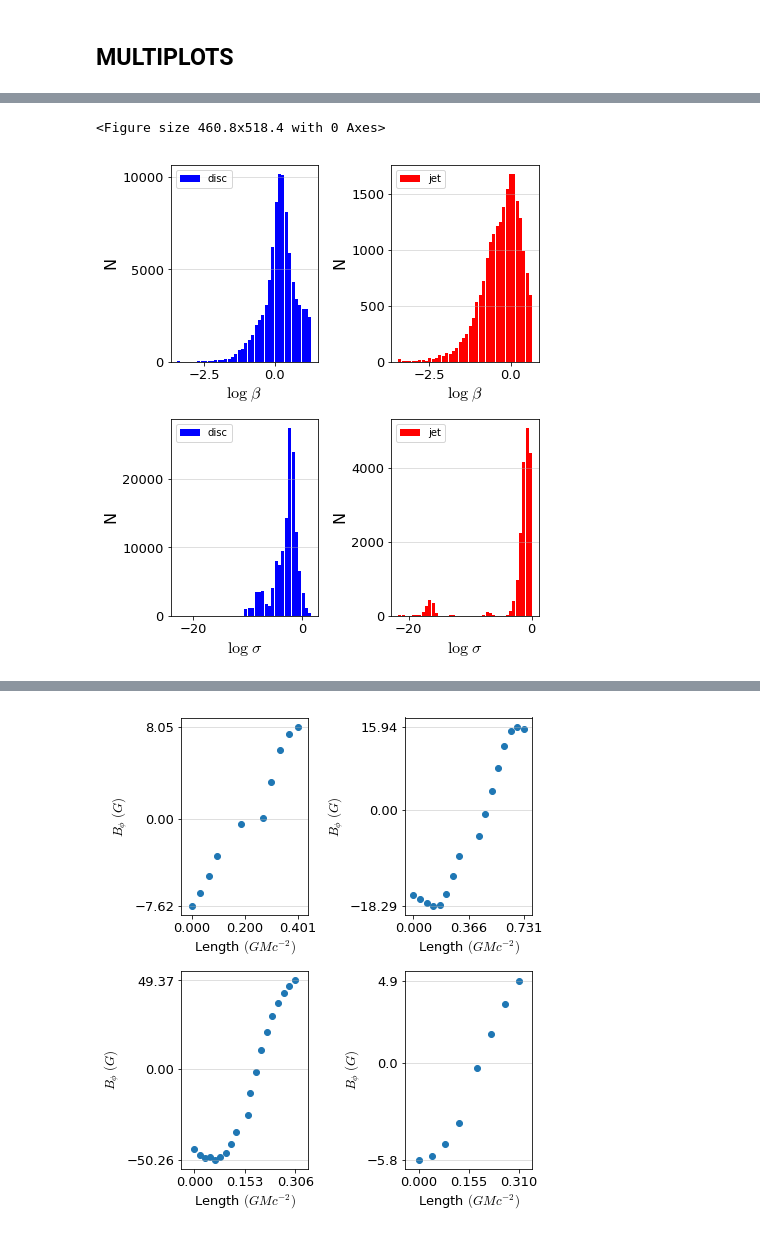
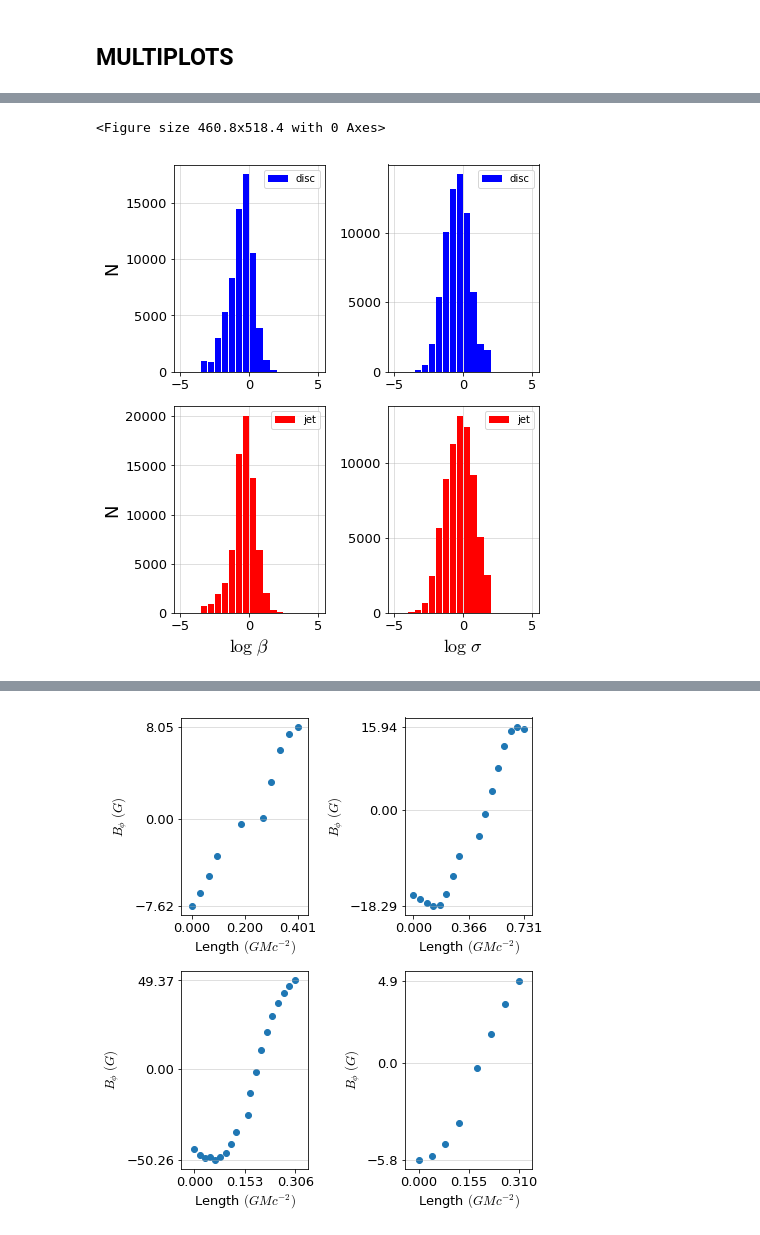
Before and after one commit to outflows/gyst, a Jupyter notebook: characterize.ipynb, the cells around one changed output, grey strips where cells are left out. Cells and saved outputs as stored; diff of their text form; code cells hidden in the pictures.

```diff
--- a/characterize.ipynb
+++ b/characterize.ipynb
@@ -2390,4 +1654,7 @@ if (savef):
 # %%
+fontsize = 13
+latexsize = 18
+
 mylabel_d = "disc"
 mycolor_d = "blue"
 mylabel_j = "jet"
@@ -2399,8 +1666,8 @@ myfilename_bj = "/work/gustavo/gyst/beta_2D_jet.dat"
 myfile_bd = open(myfilename_bd, "r")
 mydata_bd = pd.read_csv(myfilename_bd, header=None)
 betaext_d = mydata_bd.values
-betaext_filt_d = betaext_d[~is_outlier(betaext_d)]
-#betaext_filt_d = betaext_d
+#betaext_filt_d = betaext_d[~is_outlier(betaext_d)]
+betaext_filt_d = betaext_d
 betaext_filt_d = np.array(betaext_filt_d)
 betaext_small_d = betaext_d[betaext_d < 1]
 betaext_small_d = np.array(betaext_small_d)
@@ -2409,8 +1676,8 @@ myfile_bd.close()
 myfile_bj = open(myfilename_bj, "r")
 mydata_bj = pd.read_csv(myfilename_bj, header=None)
 betaext_j = mydata_bj.values
-betaext_filt_j = betaext_j[~is_outlier(betaext_j)]
-#betaext_filt_j = betaext_j
+#betaext_filt_j = betaext_j[~is_outlier(betaext_j)]
+betaext_filt_j = betaext_j
 betaext_filt_j = np.array(betaext_filt_j)
 betaext_small_j = betaext_j[betaext_j < 1]
 betaext_small_j = np.array(betaext_small_j)
@@ -2447,8 +1714,8 @@ myfile_sd.close()
 myfile_sj = open(myfilename_sj, "r")
 mydata_sj = pd.read_csv(myfilename_sj, header=None)
 sigmaext_j = mydata_sj.values
-sigmaext_filt_j = sigmaext_j[~is_outlier(sigmaext_j)]
-#sigmaext_filt_j = sigmaext_j
+#sigmaext_filt_j = sigmaext_j[~is_outlier(sigmaext_j)]
+sigmaext_filt_j = sigmaext_j
 sigmaext_filt_j = np.array(sigmaext_filt_j)
 sigmaext_large_j = sigmaext_j[sigmaext_j >= 1]
 sigmaext_large_j = np.array(sigmaext_large_j)
@@ -2483,56 +1750,66 @@ gs = GridSpec(2,2)
 hfont = {'fontname':'Helvetica'}
 fig = plt.figure(figsize=[6.4, 7.2])
 #fig = plt.figure(figsize=[12.8, 14.4])
 gs = GridSpec(2,2)
 
 
 ax1 = plt.subplot(gs[0,0])
-plt.hist(np.log10(betaext_filt_d), bins=40, rwidth=0.9, range=[histmin_bd,histmax_bd], label="disc", color=mycolor_d)
+plt.hist(np.log10(betaext_filt_d), bins=20, rwidth=0.9, range=[-5,5], label="disc", color=mycolor_d, zorder=2)
+#plt.hist(np.log10(betaext_filt_d), bins=20, rwidth=0.9, range=[-5,10], label="disc", color=mycolor_d)
 _, max_ = plt.ylim()
-plt.xlabel(r"$\log\;\beta$", fontsize=16)
-plt.ylabel("N", fontsize=16)
-plt.grid(axis='y', alpha=0.5)
+#plt.xlabel(r"$\log\;\beta$", fontsize=latexsize)
+plt.ylabel("N", fontsize=latexsize)
+plt.grid(axis='x', alpha=0.5, zorder=1)
+plt.grid(axis='y', alpha=0.5, zorder=1)
 plt.legend(loc="best")
-plt.xticks(fontsize=13)
-plt.yticks(fontsize=13)
+plt.xticks([-5,0,5],fontsize=fontsize)
+plt.yticks(fontsize=fontsize)
 plt.tight_layout()
 
 ax2 = plt.subplot(gs[0,1])
-plt.hist(np.log10(betaext_filt_j), bins=40, rwidth=0.9, range=[histmin_bj,histmax_bj], label="jet", color=mycolor_j)
+plt.hist(np.log10(sigmaext_filt_d), bins=20, rwidth=0.9, range=[-5,5], label="disc", color=mycolor_d, zorder=2)
+#plt.hist(np.log10(sigmaext_filt_d), bins=20, rwidth=0.9, range=[-13,2], label="disc", color=mycolor_d)
 _, max_ = plt.ylim()
-plt.xlabel(r"$\log\;\beta$", fontsize=16)
-plt.ylabel("N", fontsize=16)
-plt.grid(axis='y', alpha=0.5)
+#plt.xlabel(r"$\log\;\sigma$", fontsize=latexsize)
+#plt.ylabel("N", fontsize=latexsize)
+plt.grid(axis='x', alpha=0.5, zorder=1)
+plt.grid(axis='y', alpha=0.5, zorder=1)
 plt.legend(loc="best")
-plt.xticks(fontsize=13)
-plt.yticks(fontsize=13)
+plt.xticks([-5,0,5],fontsize=fontsize)
+plt.yticks(fontsize=fontsize)
 plt.tight_layout()
 
 ax3 = plt.subplot(gs[1,0])
-plt.hist(np.log10(sigmaext_filt_d), bins=40, rwidth=0.9, range=[histmin_sd,histmax_sd], label="disc", color=mycolor_d)
+plt.hist(np.log10(betaext_filt_j), bins=20, rwidth=0.9, range=[-5,5], label="jet", color=mycolor_j, zorder=2)
+#plt.hist(np.log10(betaext_filt_j), bins=20, rwidth=0.9, range=[-4,4], label="jet", color=mycolor_j)
 _, max_ = plt.ylim()
-plt.xlabel(r"$\log\;\sigma$", fontsize=16)
-plt.ylabel("N", fontsize=16)
-plt.grid(axis='y', alpha=0.5)
+plt.xlabel(r"$\log\;\beta$", fontsize=latexsize)
+plt.ylabel("N", fontsize=latexsize)
+plt.grid(axis='x', alpha=0.5, zorder=1)
+plt.grid(axis='y', alpha=0.5, zorder=1)
 plt.legend(loc="best")
-plt.xticks(fontsize=13)
-plt.yticks(fontsize=13)
+plt.xticks([-5,0,5],fontsize=fontsize)
+#plt.xticks([-4,-2,0,2,4],fontsize=fontsize)
+plt.yticks(fontsize=fontsize)
 plt.tight_layout()
 
 ax4 = plt.subplot(gs[1,1])
-plt.hist(np.log10(sigmaext_filt_j), bins=40, rwidth=0.9, range=[histmin_sj,histmax_sj], label="jet", color=mycolor_j)
+plt.hist(np.log10(sigmaext_filt_j), bins=20, rwidth=0.9, range=[-5,5], label="jet", color=mycolor_j, zorder=2)
+#plt.hist(np.log10(sigmaext_filt_j), bins=20, rwidth=0.9, range=[-10,2], label="jet", color=mycolor_j)
 _, max_ = plt.ylim()
-plt.xlabel(r"$\log\;\sigma$", fontsize=16)
-plt.ylabel("N", fontsize=16)
-plt.grid(axis='y', alpha=0.5)
+plt.xlabel(r"$\log\;\sigma$", fontsize=latexsize)
+#plt.ylabel("N", fontsize=latexsize)
+plt.grid(axis='x', alpha=0.5, zorder=1)
+plt.grid(axis='y', alpha=0.5, zorder=1)
 plt.legend(loc="best")
-plt.xticks(fontsize=13)
-plt.yticks(fontsize=13)
+#plt.xticks([-10,-7,-4,-1,2],fontsize=fontsize)
+plt.xticks([-5,0,5],fontsize=fontsize)
+plt.yticks(fontsize=fontsize)
 plt.tight_layout()
 
-savef=0
+savef=1
 if (savef):
     plt.savefig("log_betasigma_2D_multi", dpi=150)
 # %% [output]
 <Figure size 460.8x518.4 with 0 Axes>
-[figure, old version]
+[figure, new version]
```
Also changed, not shown: parts of 101 cells of this notebook, 5 other files.
